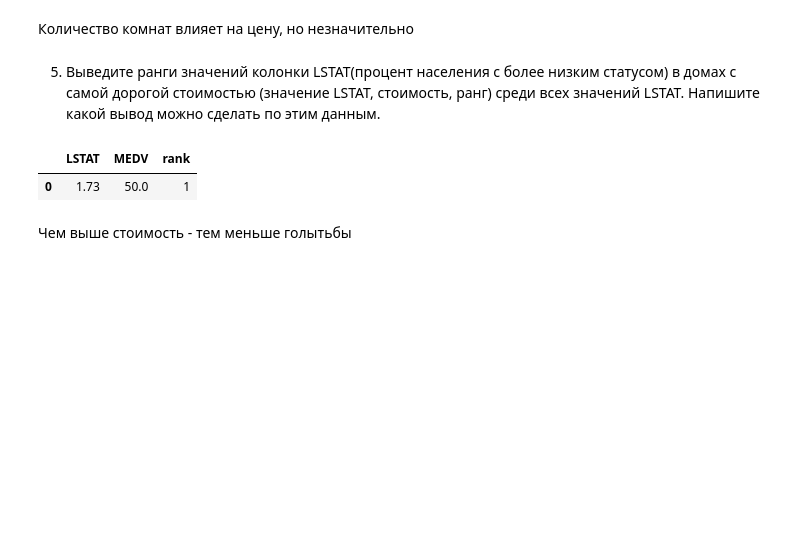
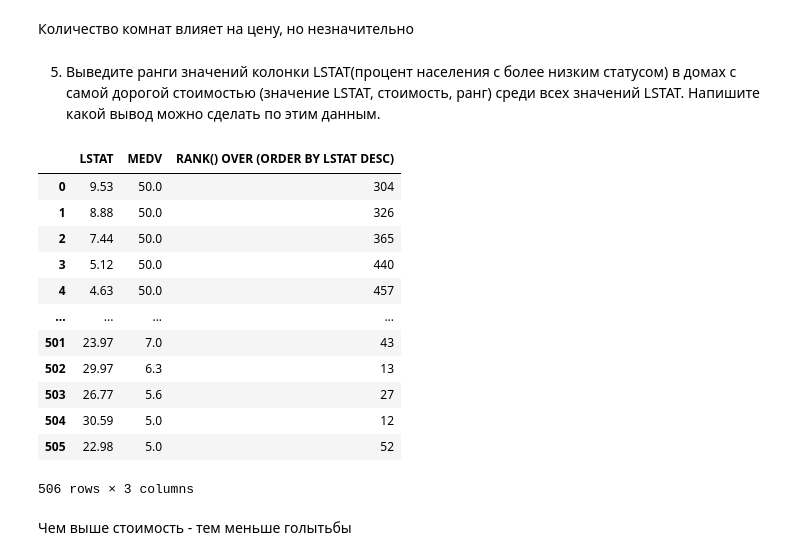
Before and after one commit to omutninsk/sql_2, a Jupyter notebook: HW_2_sql.ipynb, the cells around one changed output. Drawn from its saved outputs; the diff is of its cells as text; code cells hidden in the pictures; blank space fills up the shorter version.

```diff
--- a/HW_2_sql.ipynb
+++ b/HW_2_sql.ipynb
@@ -160,23 +234,27 @@ FROM most_expensive, cheapest_300;
 # %%
 tasks+=1
 pd.read_sql(
     '''
-    WITH most_expensive AS (
-    SELECT LSTAT, MEDV
-    FROM boston
-    ORDER BY MEDV DESC
-    LIMIT 1
-    )
-
-    SELECT LSTAT, MEDV, DENSE_RANK() OVER (ORDER BY LSTAT) as rank
-    FROM most_expensive
-    ORDER BY LSTAT;
+    SELECT LSTAT, MEDV, RANK() OVER (ORDER BY LSTAT DESC)
+FROM boston
+ORDER BY MEDV DESC
     ''',
     con,
 )
 # %% [output]
-|  | LSTAT | MEDV | rank |
-| 0 | 1.73 | 50.0 | 1 |
+|  | LSTAT | MEDV | RANK() OVER (ORDER BY LSTAT DESC) |
+| 0 | 9.53 | 50.0 | 304 |
+| 1 | 8.88 | 50.0 | 326 |
+| 2 | 7.44 | 50.0 | 365 |
+| 3 | 5.12 | 50.0 | 440 |
+| 4 | 4.63 | 50.0 | 457 |
+| ... | ... | ... | ... |
+| 501 | 23.97 | 7.0 | 43 |
+| 502 | 29.97 | 6.3 | 13 |
+| 503 | 26.77 | 5.6 | 27 |
+| 504 | 30.59 | 5.0 | 12 |
+| 505 | 22.98 | 5.0 | 52 |
+506 rows × 3 columns
 # %% [markdown]
 Чем выше стоимость - тем меньше голытьбы
 # %% [markdown]
```
Also changed, not shown: parts of 6 cells of this notebook.
